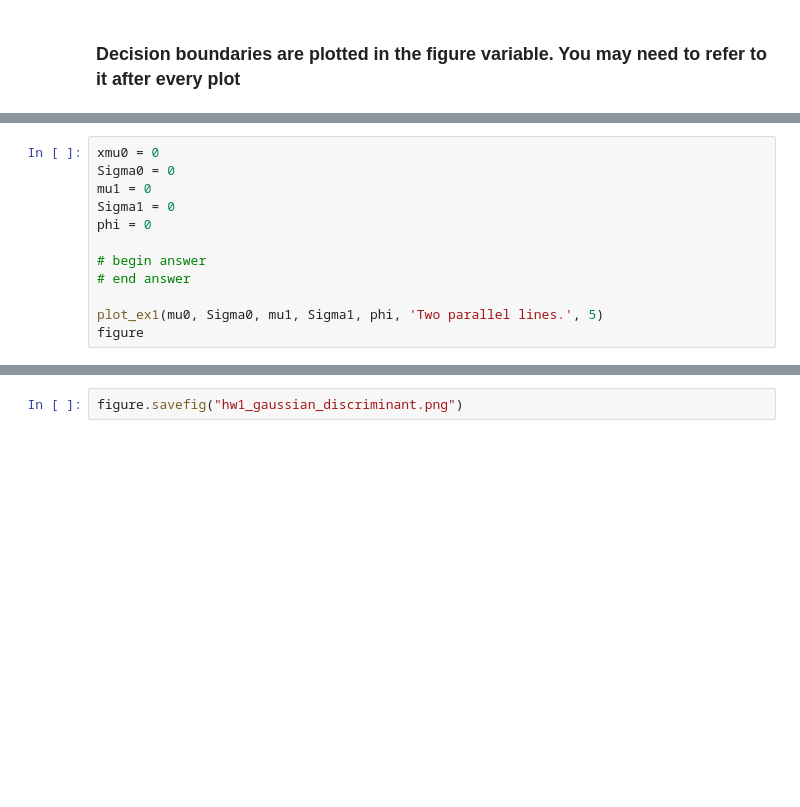
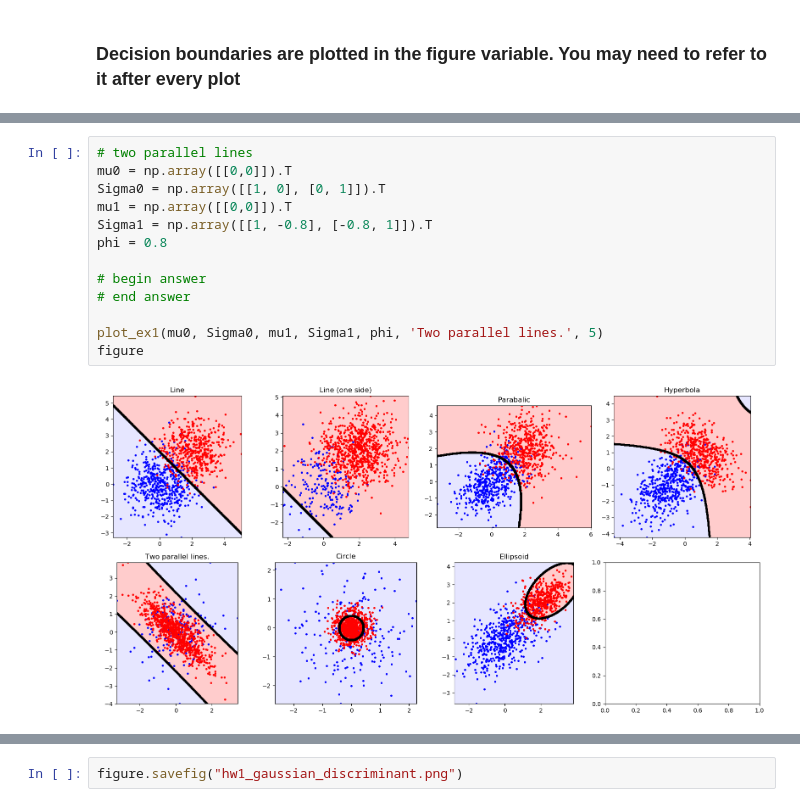
Before and after one commit to Basasuya/CD_ML_assigments, a Jupyter notebook: assignment1/ml2018winter_hw1/gaussian_discriminant/run.ipynb, the cells around one changed output, grey strips where cells are left out. Cells and saved outputs as stored; diff of their text form; blank space fills up the shorter version.

```diff
--- a/assignment1/ml2018winter_hw1/gaussian_discriminant/run.ipynb
+++ b/assignment1/ml2018winter_hw1/gaussian_discriminant/run.ipynb
@@ -104,13 +88,16 @@ figure
 # %%
-xmu0 = 0
-Sigma0 = 0
-mu1 = 0
-Sigma1 = 0
-phi = 0
+# two parallel lines
+mu0 = np.array([[0,0]]).T
+Sigma0 = np.array([[1, 0], [0, 1]]).T
+mu1 = np.array([[0,0]]).T
+Sigma1 = np.array([[1, -0.8], [-0.8, 1]]).T
+phi = 0.8
 
 # begin answer
 # end answer
 
 plot_ex1(mu0, Sigma0, mu1, Sigma1, phi, 'Two parallel lines.', 5)
 figure
+# %% [output]
+[figure, added]
 # %%
```
Also changed, not shown: parts of 9 cells of this notebook, 3 other files.
